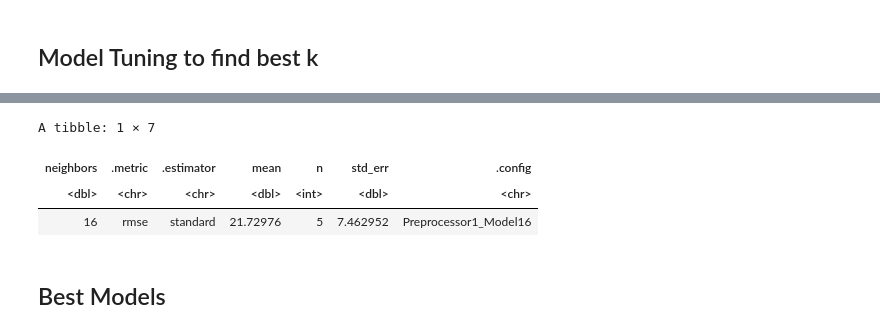
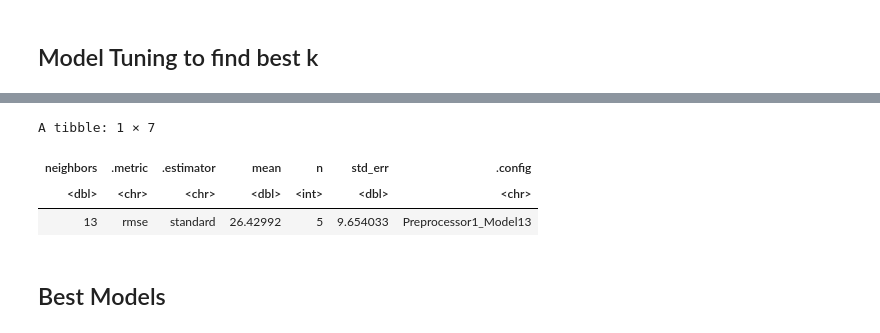
Before and after one commit to harpreeto6/Data_Science_Project, a Jupyter notebook: Minecraft_Analysis.ipynb, the cells around one changed output, grey strips where cells are left out. Saved outputs shown, nothing was run; the diff lists cells and outputs as text; code cells hidden in the pictures.

```diff
--- a/Minecraft_Analysis.ipynb
+++ b/Minecraft_Analysis.ipynb
@@ -268,7 +276,7 @@ merged_final <- ungroup(merged_final)
 merged_final_no_outliers <- merged_final |>
                             filter(age < 80, age > 5)
 # merged_final_no_outliers
-merged_final_age_split <- initial_split(merged_final_no_outliers, prop = .75, strata = age)
+merged_final_age_split <- initial_split(merged_final_no_outliers, prop = .75, strata = played_hours)
 hours_age_training <- training(merged_final_age_split)
 hours_age_testing <- testing(merged_final_age_split)
 
@@ -330,33 +330,33 @@ A tibble: 1 × 7
 # %%
 
 # Tuning the model for predicting played_hours from experience to find best k
 
-hours_experience_vfold <- vfold_cv(hours_experience_training,v = 5, strata = age)
+hours_experience_vfold <- vfold_cv(hours_experience_training,v = 5, strata = played_hours)
 
 gridvals <- tibble(neighbors = seq(from = 1, to = 59, by = 1))
 
 hours_experience_recipe <- recipe(played_hours ~ experience_numeric, data = hours_experience_training) |>
       step_scale(all_predictors()) |>
       step_center(all_predictors())
 
 hours_experience_workflow <- workflow() |>
                     add_recipe(hours_experience_recipe) |>
                     add_model(tune_spec)
 
 hours_experience_results <- hours_age_workflow |>
                     tune_grid(resamples = hours_experience_vfold, grid = gridvals) |>
                     collect_metrics()
 
 hours_experience_min <- hours_experience_results |>
    filter(.metric == "rmse") |>
    slice_min(mean,n= 1)
 
 hours_experience_min
 # %% [output]
 A tibble: 1 × 7
 | neighbors | .metric | .estimator | mean | n | std_err | .config |
 | <dbl> | <chr> | <chr> | <dbl> | <int> | <dbl> | <chr> |
-| 16 | rmse | standard | 21.72976 | 5 | 7.462952 | Preprocessor1_Model16 |
+| 13 | rmse | standard | 26.42992 | 5 | 9.654033 | Preprocessor1_Model13 |
 # %% [markdown]
  ## Best Models
 # %%
```
Also changed, not shown: parts of 9 cells of this notebook.
